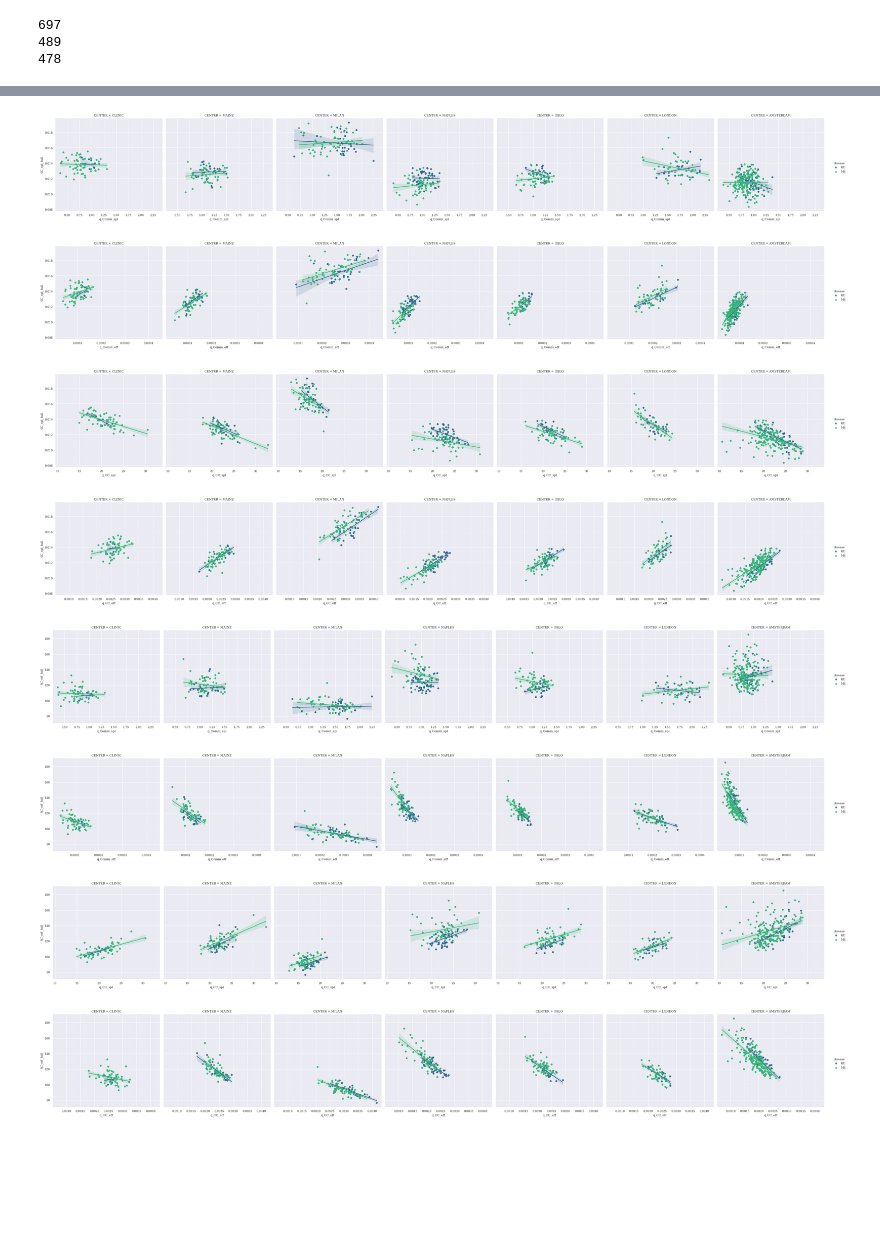
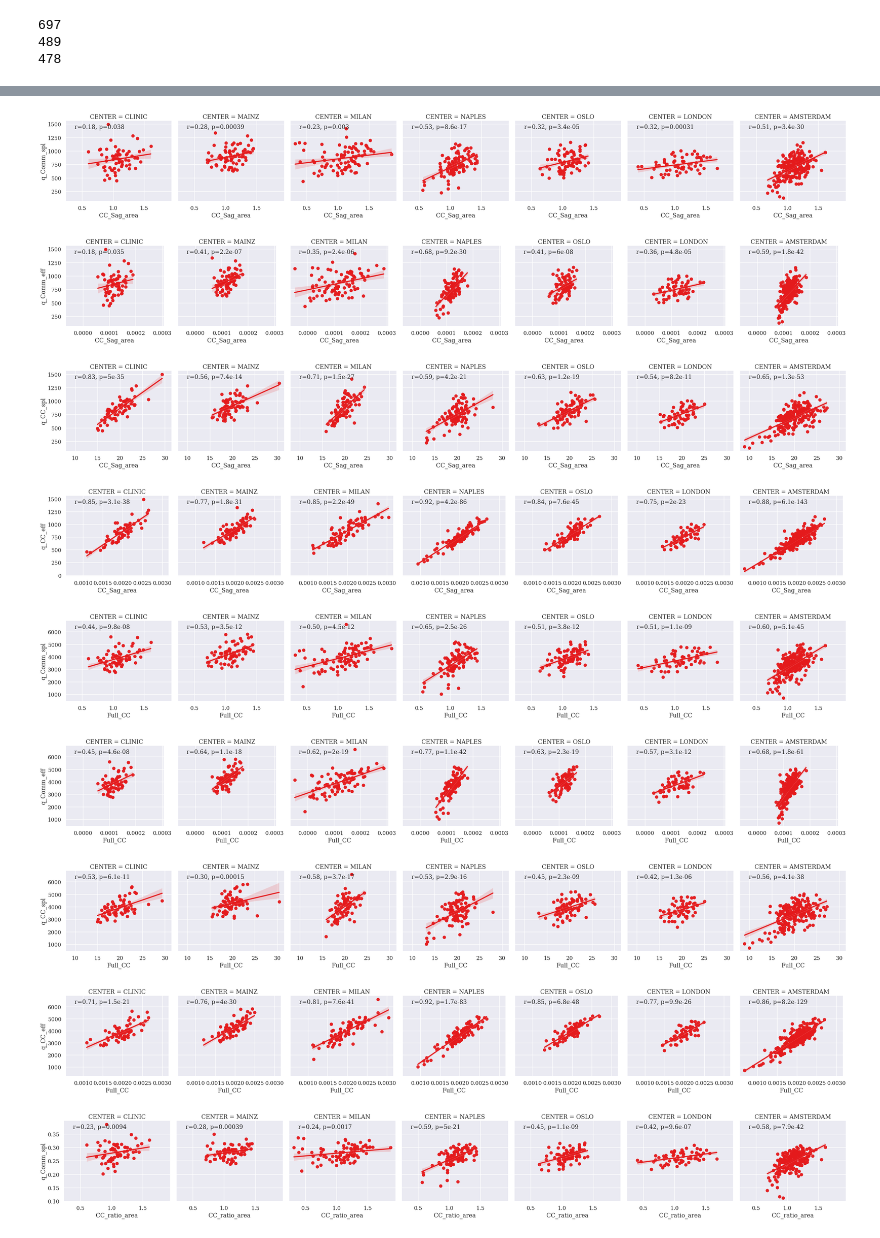
Before and after one commit to GerardMJuan/GraphNetworkMarkers, a Jupyter notebook: PAPER_FIGURES_TABLES/FigXX_quocient.ipynb, the cells around one changed output, grey strips where cells are left out. Saved outputs shown, nothing was run; the diff lists cells and outputs as text; code cells hidden in the pictures; blank space fills up the shorter version.

```diff
--- a/PAPER_FIGURES_TABLES/FigXX_quocient.ipynb
+++ b/PAPER_FIGURES_TABLES/FigXX_quocient.ipynb
@@ -21,7 +21,7 @@ warnings.filterwarnings("ignore")
 
 from load_data import load_data
 # %%
-sns.set(style='darkgrid', context='paper', palette='Set1', font="serif")
+sns.set(style='darkgrid', context='talk', palette='Set1', font="serif")
 # %%
 # Hue colors order and names
 # auxiliar dict to put correct order in the figure
@@ -79,8 +100,8 @@ df_merged["q_CC_eff"] = df_merged["CC_ratio_area"] / df_merged["SC_eff_full"]
 print(len(df_merged))
 x1 = "q_Comm_spl"
 x2 = "q_Comm_eff"
-x3 = "q_CC_spl"
-x4 = "q_CC_eff"
+x3 = "SC_spl_full"
+x4 = "SC_eff_full"
 
 # Select only MS
 df_merged_nona = df_merged[df_merged["disease"] == "MS"]
@@ -232,11 +259,11 @@ def create_dataframe_categories(df):
     df_HC = df[df.GROUP == "HC"]
     df_HC[var_name] = "HC"
 
-    df_lowEDSS = df[df.EDSS_group == "EDSS<3"]
-    df_highEDSS = df[df.EDSS_group == "EDSS>=3"]
+    df_lowEDSS = df[df.EDSS_group == "EDSS<=3"]
+    df_highEDSS = df[df.EDSS_group == "EDSS>3"]
 
-    df_lowEDSS[var_name] = "EDSS<3"
-    df_highEDSS[var_name] = "EDSS>=3"
+    df_lowEDSS[var_name] = "EDSS<=3"
+    df_highEDSS[var_name] = "EDSS>3"
 
     # For the SDMT, remember not to include HC
     df_lowSDMT = df[(df.SDMT_group == "SDMT<40") & (df.GROUP != "HC")]
@@ -249,16 +276,21 @@ def create_dataframe_categories(df):
     df_out = pd.concat([df_HC, df_lowEDSS, df_highEDSS, df_lowSDMT, df_highSDMT])
     return df_out
 
+x1 = "q_Comm_spl"
+x2 = "q_Comm_eff"
+x3 = "q_CC_spl"
+x4 = "q_CC_eff"
+
 df_merged = create_dataframe_categories(df_merged)
 
 ## Boxplot differences across groups
 # paper
-f, axes = plt.subplots(2, 2, figsize=(8,8), constrained_layout=True)
+f, axes = plt.subplots(2, 2, figsize=(14,14), constrained_layout=True)
 
 ## left G, right cs
 statest = "t-test_ind" # Mann-Whitney t-test_ind
 axes = axes.T.ravel()
-group_pairs = [("HC", "EDSS<3"), ("HC", "EDSS>=3"), ("HC", "SDMT<40"), ("HC", "SDMT>=40"), ("EDSS<3", "EDSS>=3"), ("SDMT<40", "SDMT>=40")]
+group_pairs = [("HC", "EDSS<=3"), ("HC", "EDSS>3"), ("HC", "SDMT<40"), ("HC", "SDMT>=40"), ("EDSS<=3", "EDSS>3"), ("SDMT<40", "SDMT>=40")]
 
 # set vertical lines dividing categories
 for ax in axes:
@@ -266,7 +298,8 @@ for ax in axes:
     ax.axvline(2.5, c="#C0C0C0", lw=1.5)
     ax.set_xticklabels(ax.get_xticklabels(),rotation = 30)
 
-# Average G
+# q_Comm_spl
+group_pairs = [("HC", "EDSS>3"), ("HC", "SDMT<40"), ("SDMT<40", "SDMT>=40")]
 sns.boxplot(data=df_merged, x="groups", y=x1, order=map_hue_color["groups"], orient="v", ax=axes[0])
 annotator = Annotator(axes[0], group_pairs, orient='v', data=df_merged, x="groups", y=x1, order=map_hue_color["groups"], verbose=1)
 annotator.configure(test=statest, text_format='star', loc='inside')
@@ -276,7 +309,7 @@ axes[0].set_title(x1)
 axes[0].set(xlabel=None)
 axes[0].set_ylabel(x1)
 
-# Individual G
+# q_Comm_eff
 sns.boxplot(data=df_merged, x="groups", y=x2, order=map_hue_color["groups"], orient="v", ax=axes[1])
 annotator = Annotator(axes[1], group_pairs, orient='v', data=df_merged, x="groups", y=x2, order=map_hue_color["groups"], verbose=1)
 annotator.configure(test=statest, text_format='star', loc='inside')
@@ -286,7 +319,7 @@ axes[1].set_title(x2)
 axes[1].set(xlabel=None)
 axes[1].set_ylabel(x2)
 
-# Average osc G
+# q_CC_spl
 sns.boxplot(data=df_merged, x="groups", y=x3, order=map_hue_color["groups"], orient="v", ax=axes[2])
 annotator = Annotator(axes[2], group_pairs, orient='v', data=df_merged, x="groups", y=x3, order=map_hue_color["groups"], verbose=1)
 annotator.configure(test=statest, text_format='star', loc='inside')
@@ -296,7 +329,7 @@ axes[2].set_title(x3)
 axes[2].set(xlabel=None)
 axes[2].set_ylabel(x3)
 
-# Individual osc G
+# q_CC_eff
 sns.boxplot(data=df_merged, x="groups", y=x4, order=map_hue_color["groups"], orient="v", ax=axes[3])
 annotator = Annotator(axes[3], group_pairs, orient='v', data=df_merged, x="groups", y=x4, order=map_hue_color["groups"], verbose=1)
 annotator.configure(test=statest, text_format='star', loc='inside')
@@ -308,7 +341,7 @@ axes[3].set_ylabel(x4)
 
 #plt.tight_layout()
 
-plt.savefig("/home/extop/GERARD/PAPERS/PAPER_COBRA/FIGURES/Boxplot_Quocients_EDSSSDMT_color.pdf", dpi=300)
+# plt.savefig("/home/extop/GERARD/PAPERS/PAPER_COBRA/FIGURES/Boxplot_Quocients_EDSSSDMT_color.pdf", dpi=300)
 # %% [output]
 p-value annotation legend:
       ns: p <= 1.00e+00
@@ -331,23 +365,24 @@ HC vs. SDMT<40: t-test independent samples, P_val:2.324e-09 t=6.153e+00
 # %%
 ## Comparison with FC
 
 # FC_values = ['FC_spl_full', 'FC_eff_full', 'FC_entropy_full', 'FC_integration_full', 'FC_Corr_total']
 FC_values = ['CC_Sag_area', 'Full_CC', 'CC_ratio_area']
-FC_values = ['SC_spl_full', 'SC_eff_full']
+# FC_values = ['SC_spl_full', 'SC_eff_full']
 
 Q_list = [x1, x2, x3, x4]
 
 for fc in FC_values:
     for qq in Q_list:
         df_plot = df_merged.dropna(subset=[fc, qq])
-        g = sns.lmplot(data=df_merged, x=qq, y=fc, col="CENTER", hue='disease', fit_reg=True, scatter_kws={"alpha":0.8}, legend=True, legend_out=True, palette="viridis")
-        # g.map_dataframe(annotate, fc, qq, multihue=False)
+        g = sns.lmplot(data=df_merged, x=qq, y=fc, col="CENTER", fit_reg=True, scatter_kws={"alpha":0.8}, legend=True, legend_out=True, palette="viridis")
+        g.map_dataframe(annotate, fc, qq, multihue=False)
 # %% [output]
-[figure, old version]
+[figure, new version]
-[figure, old version]
+[figure, new version]
-[figure, old version]
+[figure, new version]
-[figure, old version]
+[figure, new version]
-[figure, old version]
+[figure, new version]
-[figure, old version]
+[figure, new version]
-[figure, old version]
+[figure, new version]
-[figure, old version]
+[figure, new version]
+[figure, added]
```
Also changed, not shown: parts of 7 cells of this notebook, 5 other files.
